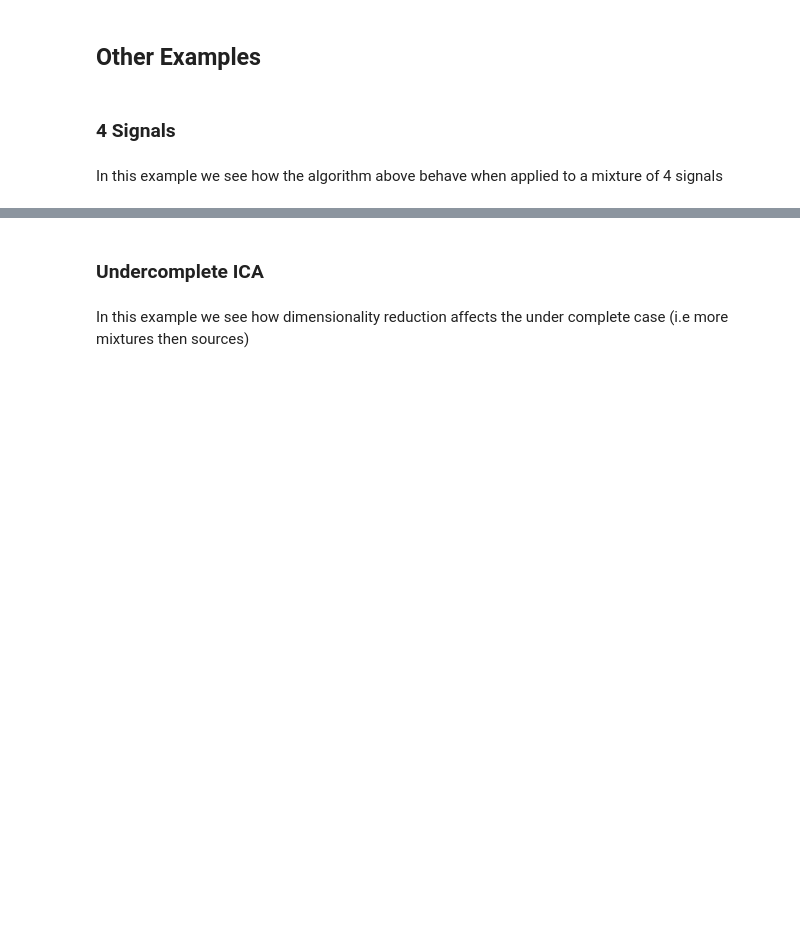
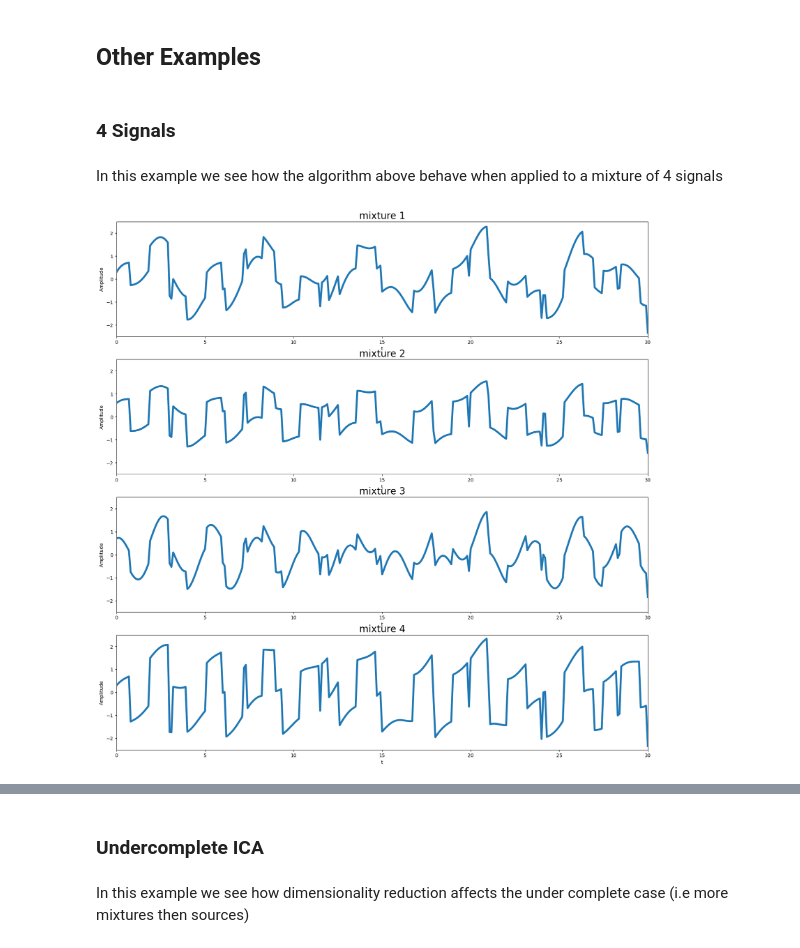
Before and after one commit to gabricarr/FastICA-Information-Theory, a Jupyter notebook: ICA.ipynb, the cells around one changed output, grey strips where cells are left out. Drawn from its saved outputs; the diff is of its cells as text; code cells hidden in the pictures; blank space fills up the shorter version.

```diff
--- a/ICA.ipynb
+++ b/ICA.ipynb
@@ -233,6 +265,11 @@ X = A @ S
 
 # FastICA
 S_recovered, W = FastIca(X, 4)
+# %%
+# Plotting the mixed signals
+plot_mixtures(t, X, scaling = 2.5)
+# %% [output]
+[figure, added]
 # %%
 plot_signals(t, S, "Original Signals", labels = False, scaling = 1.5)
 # %% [output]
```
Also changed, not shown: parts of 16 cells of this notebook.
